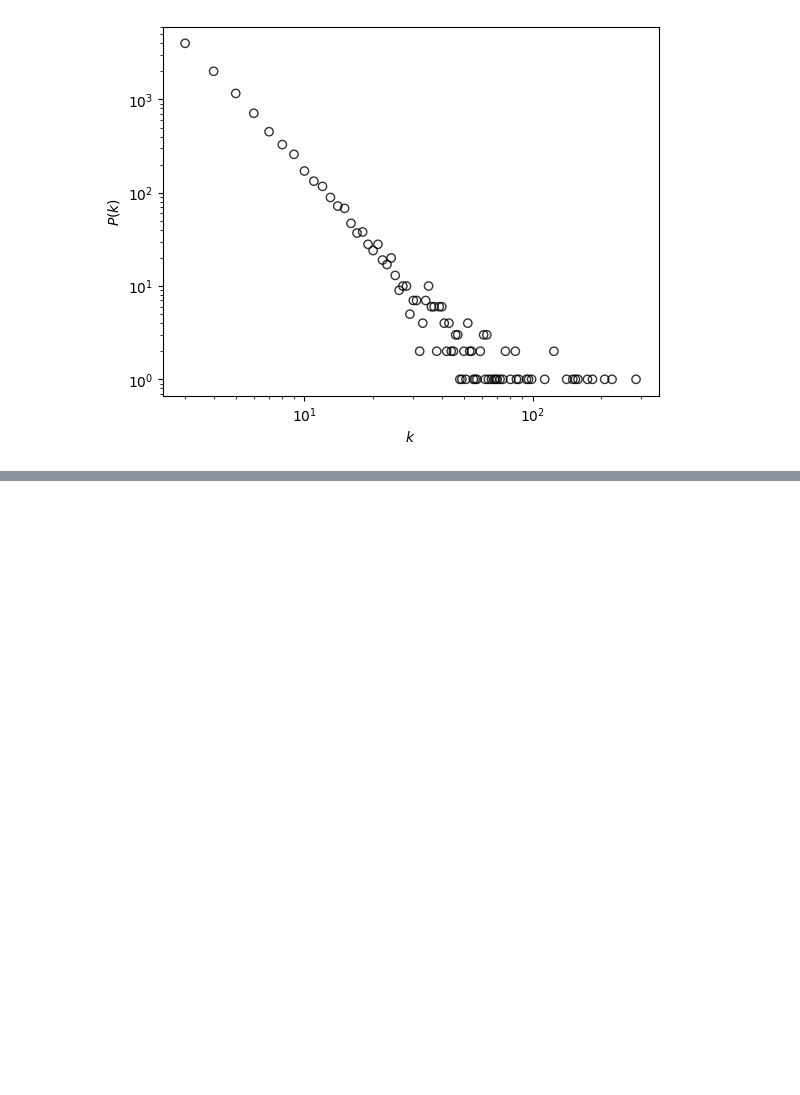
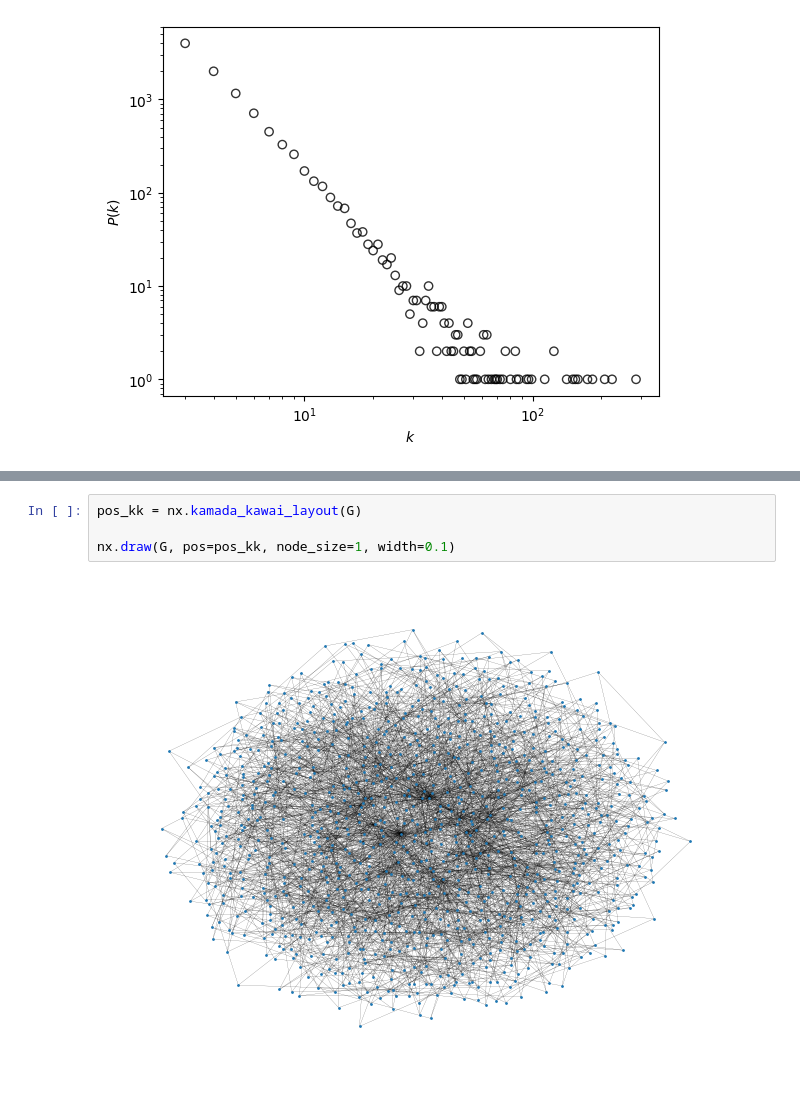
Before and after one commit to GitKalo/ba_networks, a Jupyter notebook: ba_model.ipynb, the cells around one changed output, grey strips where cells are left out. Cells and saved outputs as stored; diff of their text form; blank space fills up the shorter version.

```diff
--- a/ba_model.ipynb
+++ b/ba_model.ipynb
@@ -71,0 +92,6 @@ plt.yscale('log')
+# %%
+pos_kk = nx.kamada_kawai_layout(G)
+
+nx.draw(G, pos=pos_kk, node_size=1, width=0.1)
+# %% [output]
+[figure, added]
```
Also changed, not shown: parts of 11 cells of this notebook, 2 other files.
